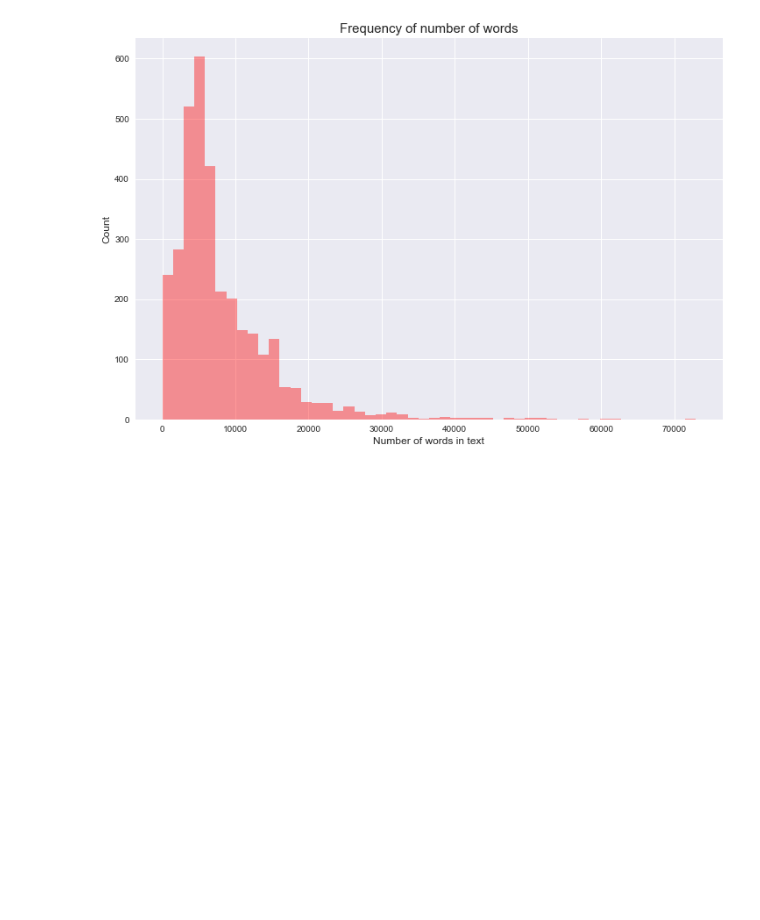
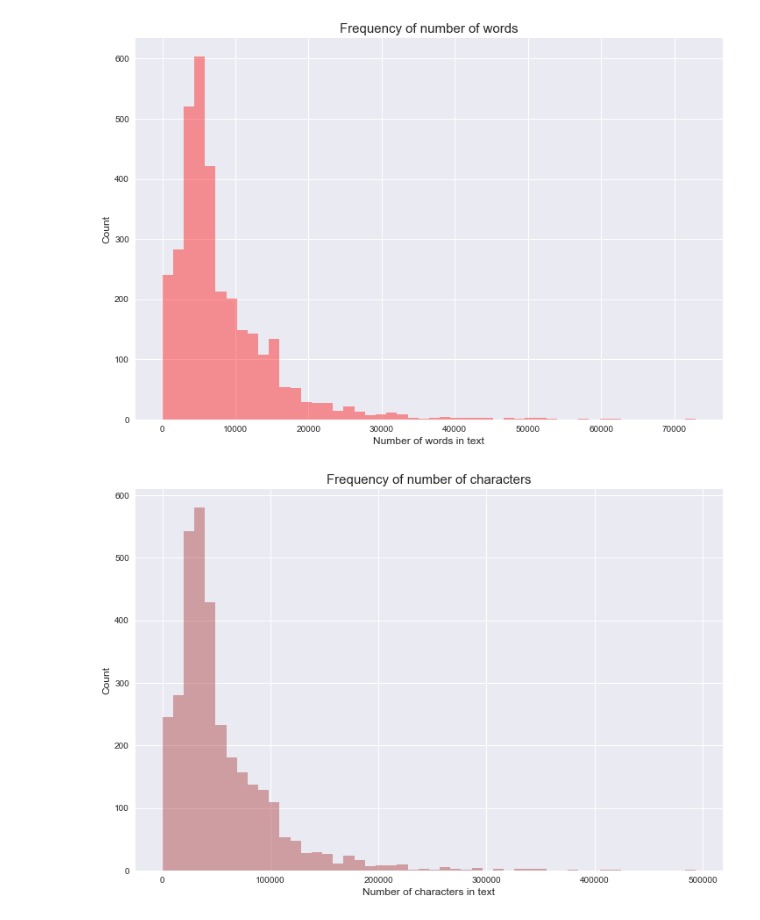
Before and after one commit to saurabhrpi/Personalized-Medicine-Redifining-Cancer-Treatment, a Jupyter notebook: Personalized Medicine.ipynb, the cells around one changed output. Cells and saved outputs as stored; diff of their text form; code cells hidden in the pictures; blank space fills up the shorter version.

Commit message:
Implementation : Perform analysis on the  text's characters

```diff
--- a/Personalized Medicine.ipynb
+++ b/Personalized Medicine.ipynb
@@ -161,3 +161,12 @@ plt.title("Frequency of number of words", fontsize=15)
 plt.show()
 # %% [output]
 [figure]
+# %%
+plt.figure(figsize=(12, 8))
+sns.distplot(train_text_df.Text_num_chars.values, bins=50, kde=False, color='brown')
+plt.xlabel('Number of characters in text', fontsize=12)
+plt.ylabel('Count', fontsize=12)
+plt.title("Frequency of number of characters", fontsize=15)
+plt.show()
+# %% [output]
+[figure, added]
```
